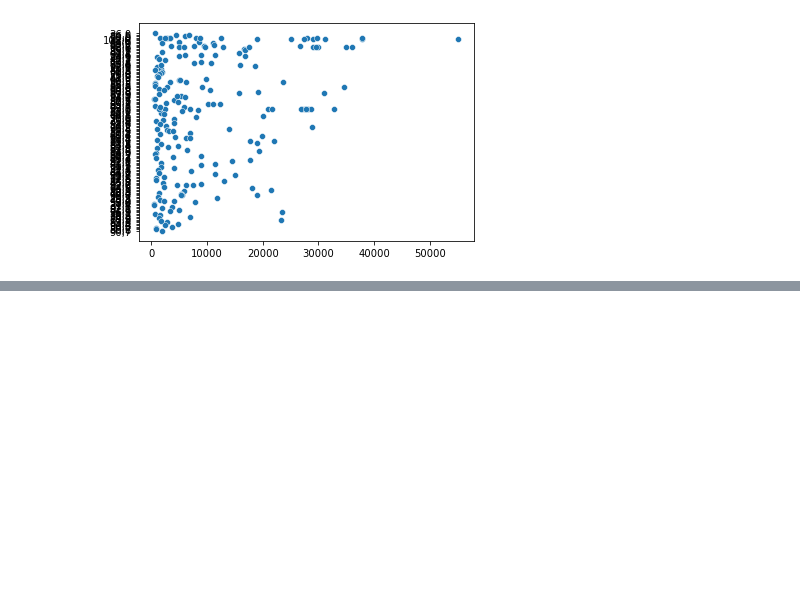
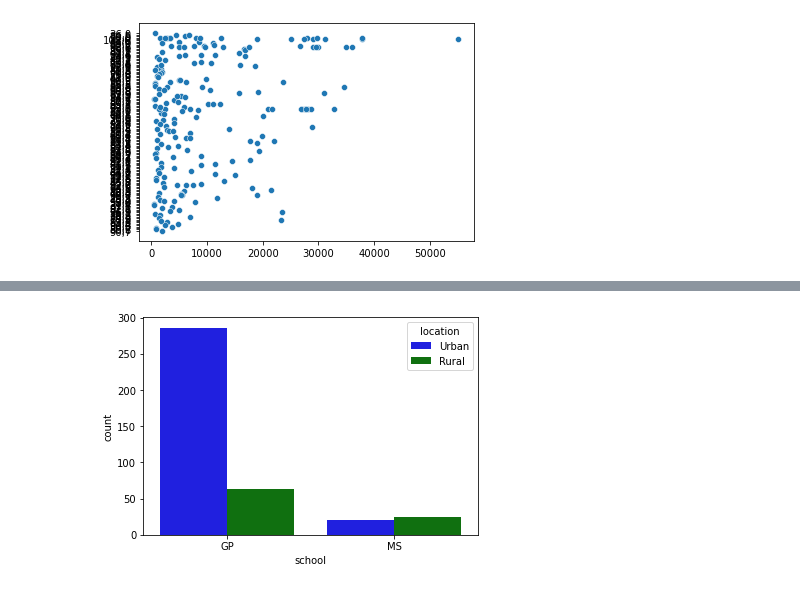
Before and after one commit to jfilgit/jFidGitHub, a Jupyter notebook: Seaborn.ipynb, the cells around one changed output, grey strips where cells are left out. Cells and saved outputs as stored; diff of their text form; code cells hidden in the pictures; blank space fills up the shorter version.

```diff
--- a/Seaborn.ipynb
+++ b/Seaborn.ipynb
@@ -164,0 +213,16 @@ plt.show()
+# %%
+#Let's make a count plot with subgroups
+# Import Matplotlib and Seaborn
+
+# Create a dictionary mapping subgroup values to colors
+palette_colors = {"Rural": "green", "Urban": "blue"}
+
+# Create a count plot of school with location subgroups
+sns.countplot(x="school", data=student_data,
+              hue="location",
+              palette=palette_colors)
+
+# Display plot
+plt.show()
+# %% [output]
+[figure, added]
```
Also changed, not shown: parts of 61 cells of this notebook, 3 other files.
